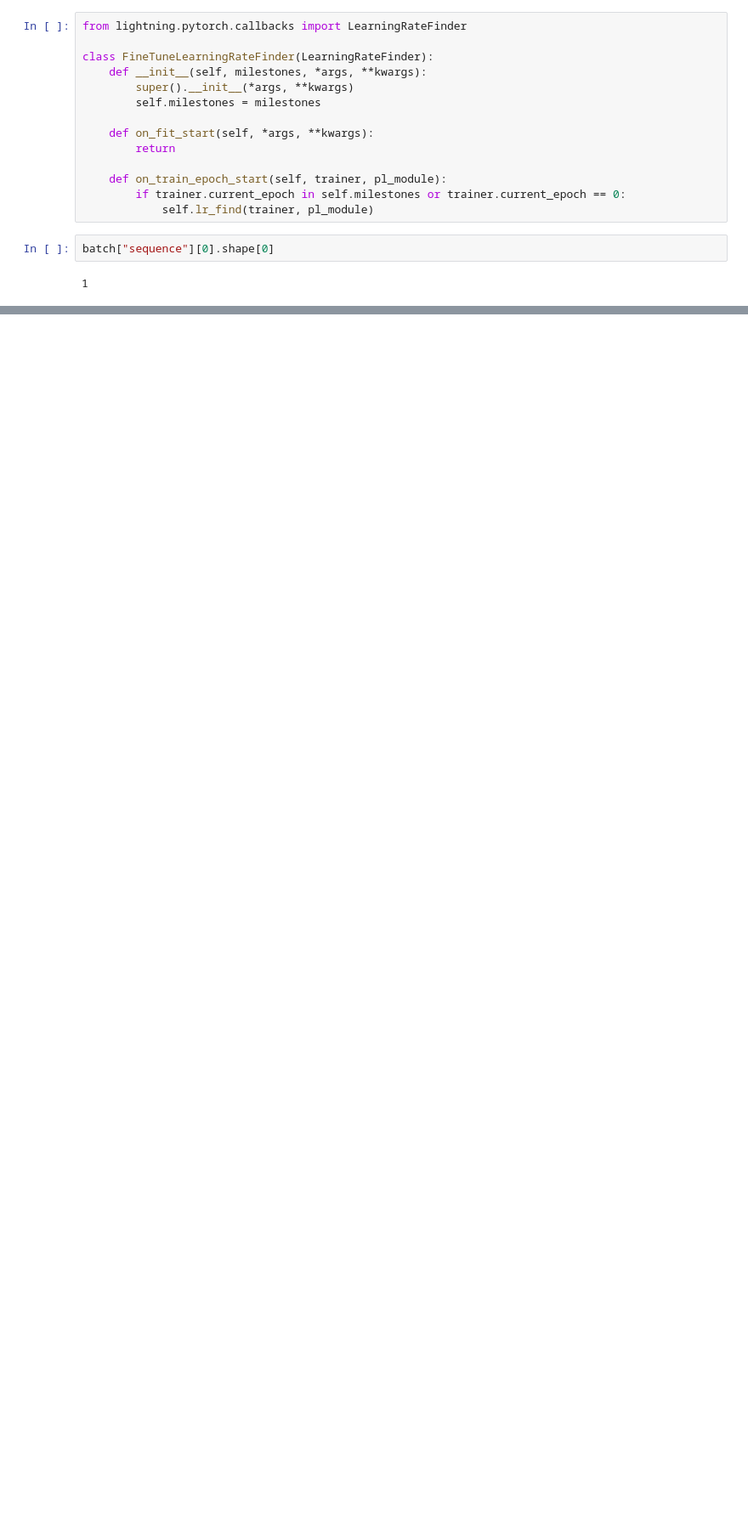
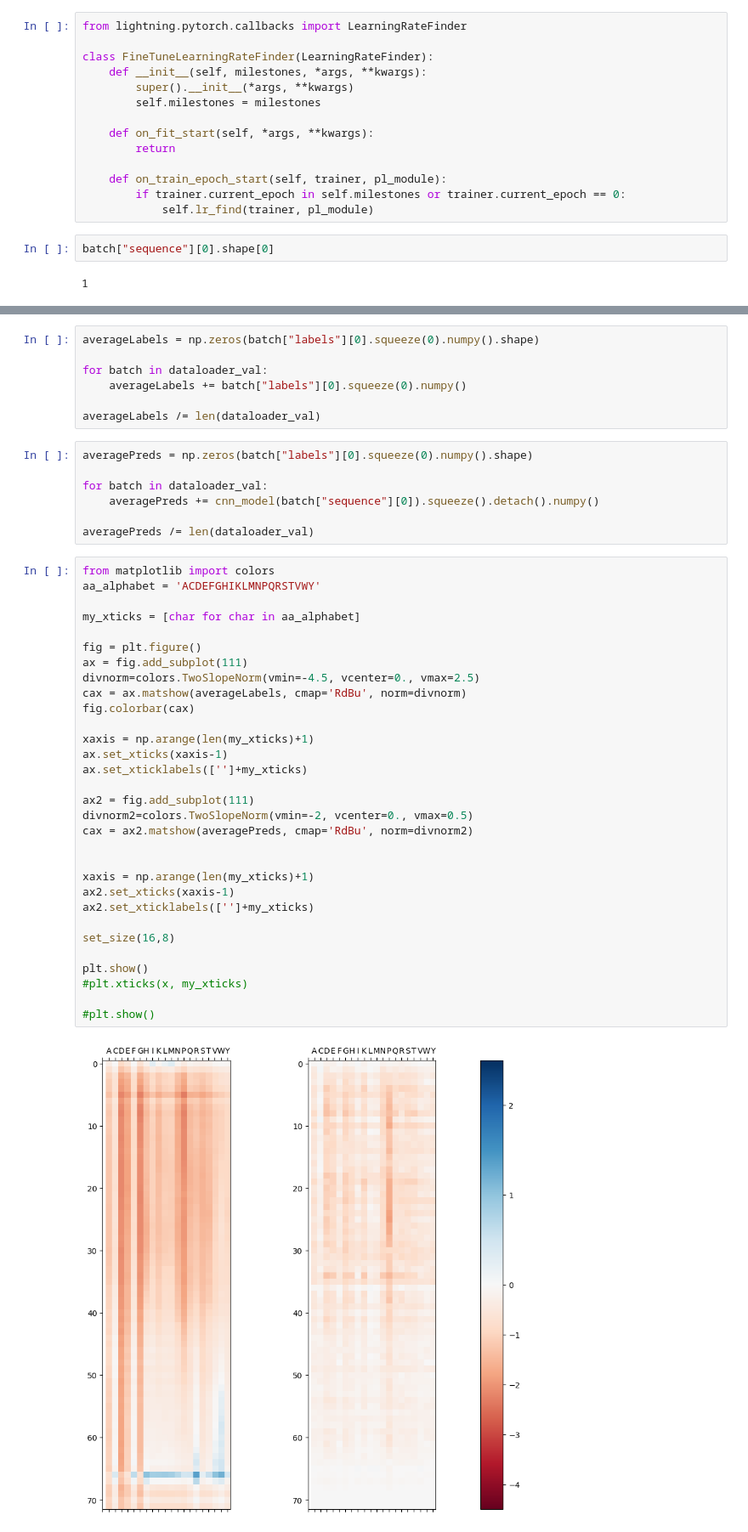
Before and after one commit to Timbaleek/ProteinStabilityNN, a Jupyter notebook: convolutionWithFixedSize.ipynb, the cells around one changed output, grey strips where cells are left out. Shown at 85% size. Drawn from its saved outputs; the diff is of its cells as text; blank space fills up the shorter version.

```diff
--- a/convolutionWithFixedSize.ipynb
+++ b/convolutionWithFixedSize.ipynb
@@ -502,0 +614,47 @@ Reusing TensorBoard on port 6006 (pid 1467475), started 0:08:55 ago. (Use '!kill
+# %%
+averageLabels = np.zeros(batch["labels"][0].squeeze(0).numpy().shape)
+
+for batch in dataloader_val:
+    averageLabels += batch["labels"][0].squeeze(0).numpy()
+
+averageLabels /= len(dataloader_val)
+# %%
+averagePreds = np.zeros(batch["labels"][0].squeeze(0).numpy().shape)
+
+for batch in dataloader_val:
+    averagePreds += cnn_model(batch["sequence"][0]).squeeze().detach().numpy()
+
+averagePreds /= len(dataloader_val)
+# %%
+from matplotlib import colors
+aa_alphabet = 'ACDEFGHIKLMNPQRSTVWY'
+
+my_xticks = [char for char in aa_alphabet]
+
+fig = plt.figure()
+ax = fig.add_subplot(111)
+divnorm=colors.TwoSlopeNorm(vmin=-4.5, vcenter=0., vmax=2.5)
+cax = ax.matshow(averageLabels, cmap='RdBu', norm=divnorm)
+fig.colorbar(cax)
+
+xaxis = np.arange(len(my_xticks)+1)
+ax.set_xticks(xaxis-1)
+ax.set_xticklabels(['']+my_xticks)
+
+ax2 = fig.add_subplot(111)
+divnorm2=colors.TwoSlopeNorm(vmin=-2, vcenter=0., vmax=0.5)
+cax = ax2.matshow(averagePreds, cmap='RdBu', norm=divnorm2)
+
+
+xaxis = np.arange(len(my_xticks)+1)
+ax2.set_xticks(xaxis-1)
+ax2.set_xticklabels(['']+my_xticks)
+
+set_size(16,8)
+
+plt.show()
+#plt.xticks(x, my_xticks)
+
+#plt.show()
+# %% [output]
+[figure, added]
```
Also changed, not shown: parts of 31 cells of this notebook, 2 other files.
